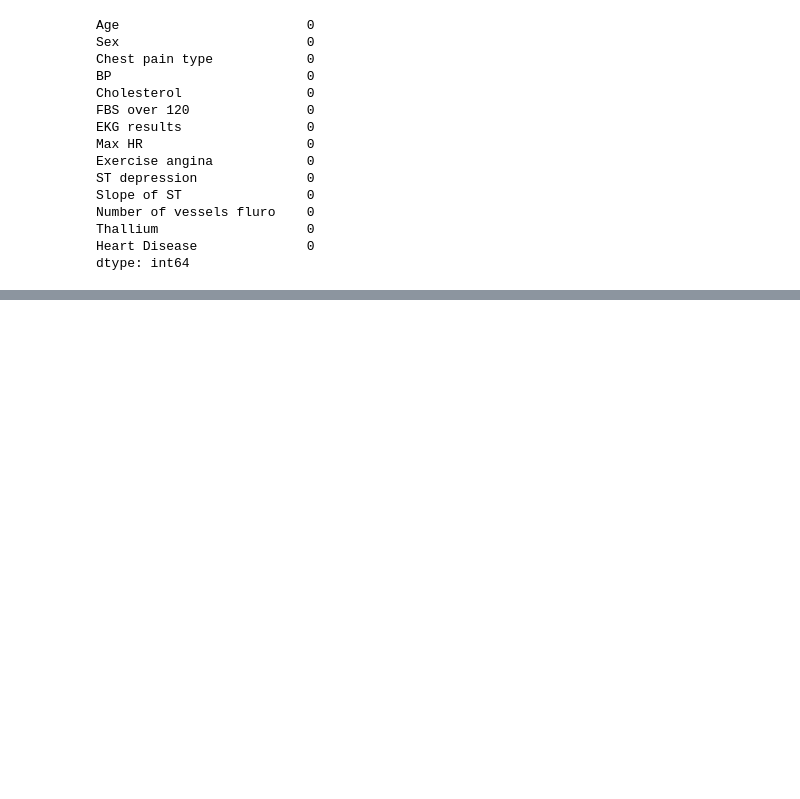
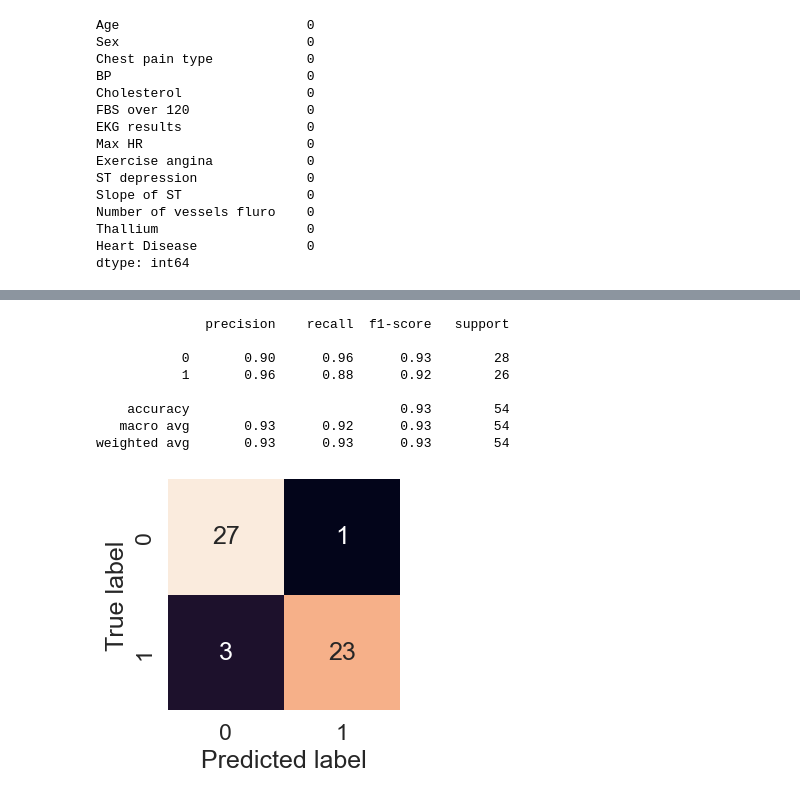
Before and after one commit to nafee-ahmed/Heart-Disease-Prediction, a Jupyter notebook: heart-disease.ipynb, the cells around one changed output, grey strips where cells are left out. Drawn from its saved outputs; the diff is of its cells as text; code cells hidden in the pictures; blank space fills up the shorter version.

```diff
--- a/heart-disease.ipynb
+++ b/heart-disease.ipynb
@@ -112,3 +165,3 @@ dtype: int64
 # %%
 x = heart_disease.drop("Heart Disease", axis=1)
-y = heart_disease["Heart Disease"]
+transformed_y = heart_disease["Heart Disease"].map({"Absence": 0, "Presence": 1})
@@ -216,13 +219,0 @@ Third classifier: Decision Tree
-# %%
-clf3 = DecisionTreeClassifier(criterion = 'entropy', random_state = 0)
-clf3.fit(x_train, y_train)
-
-# Predicting values of y after prediction
-y_preds = clf3.predict(x_test)
-
-acc3 = accuracy_score(y_test, y_preds)
-prec3 = precision_score(y_test, y_preds, average='micro')
-recall3 = recall_score(y_test, y_preds, average='micro')
-print(f"Accuracy: {acc3 * 100:.2f}%")
-print(f"Precision: {prec3 * 100:.2f}%")
-print(f"Recall: {recall3 * 100:.2f}%")
@@ -353,0 +277,31 @@ Recall: 63.37%
+# %%
+np.random.seed(333)
+# Instantiating again
+ridge_model = RidgeClassifier()
+# Training Ridge again
+ridge_model.fit(x_train, y_train)
+
+# Predicting values of y after prediction
+y_preds = ridge_model.predict(x_test)
+# %%
+sns.set_theme(font_scale=1.5)
+def plot_confusion_matrix(y_test, y_preds):
+    fig, ax = plt.subplots(figsize=(3,3))
+    ax = sns.heatmap(confusion_matrix(y_test, y_preds),
+                    annot=True,
+                    cbar=False)
+    plt.xlabel("Predicted label") # predictions go on the x-axis
+    plt.ylabel("True label") # true labels go on the y-axis
+
+plot_confusion_matrix(y_test, y_preds)
+print(classification_report(y_test, y_preds))
+# %% [output]
+              precision    recall  f1-score   support
+
+           0       0.90      0.96      0.93        28
+           1       0.96      0.88      0.92        26
+
+    accuracy                           0.93        54
+   macro avg       0.93      0.92      0.93        54
+weighted avg       0.93      0.93      0.93        54
+[figure, added]
```
Also changed, not shown: parts of 41 cells of this notebook, 2 other files.
